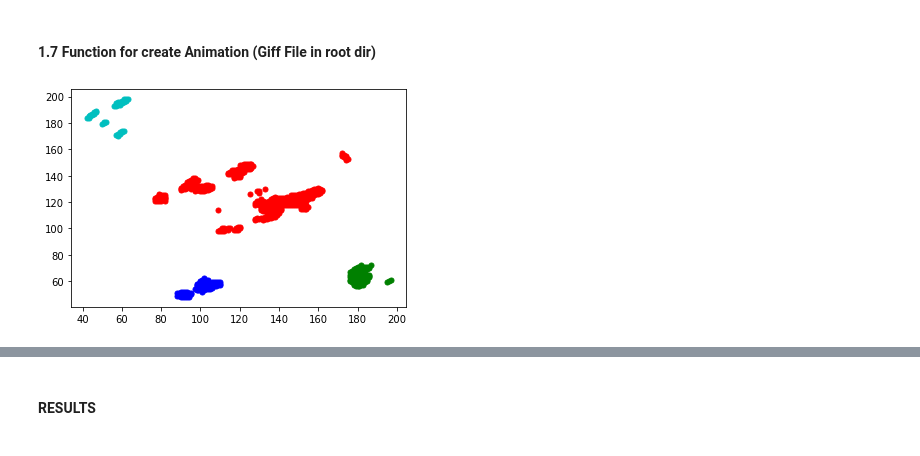
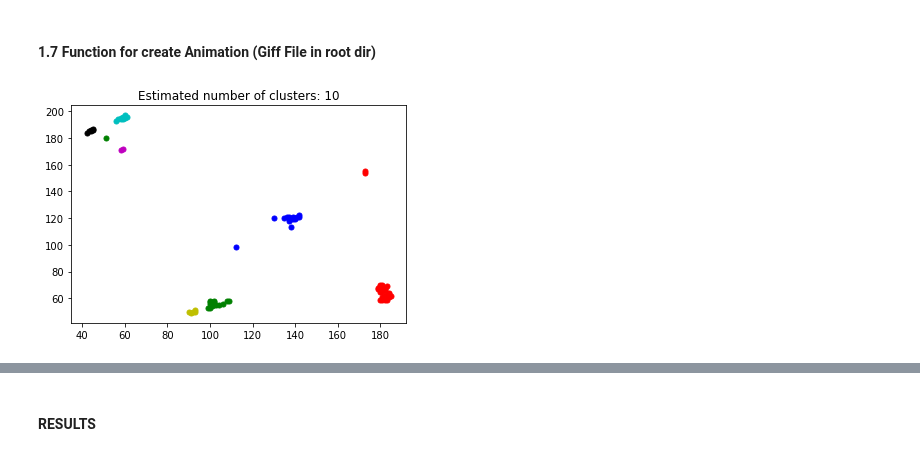
Before and after one commit to helvecioneto/CAP-394, a Jupyter notebook: 01-EDA.ipynb, the cells around one changed output, grey strips where cells are left out. Drawn from its saved outputs; the diff is of its cells as text; code cells hidden in the pictures.

Commit message:
Clustering Bandwith Limiar

```diff
--- a/01-EDA.ipynb
+++ b/01-EDA.ipynb
@@ -309,35 +309,36 @@ anim.save(os.listdir(datadir+str(ddate))[0]+'.gif', writer='imagemagick', fps=1)
 nframe = 0
 
 dx ,dy = [],[]
 
 for i in range(241):
     for j in range(241):
-        if not np.isnan(frames[nframe][i][j]) and frames[nframe][i][j] > 0:
+        if not np.isnan(frames[nframe][i][j]) and frames[nframe][i][j] > 2:
             dx.append(i)
             dy.append(j)
 
 dim = len(dx)
 matrix = np.ndarray(shape=(dim, 2), dtype='float32')
 
 for x in range(dim):
 	matrix[x] = (dx[x], dy[x])
 
-ms = MeanShift()
+bandwidth = estimate_bandwidth(matrix, quantile=0.1)
+ms = MeanShift(bandwidth=bandwidth, bin_seeding=True)
 ms.fit(matrix)
 labels = ms.labels_
 cluster_centers = ms.cluster_centers_
 n_clusters_ = len(np.unique(labels))
 
 
 colors = 10*['r.','g.','b.','c.','k.','y.','m.']
 
 for i in range(len(matrix)):
     plt.plot(matrix[i][1], matrix[i][0], colors[labels[i]], markersize = 10)
 
-# plt.title('Estimated number of clusters: %d' % n_clusters_)
+plt.title('Estimated number of clusters: %d' % n_clusters_)
 # plt.scatter(cluster_centers[:,1], cluster_centers[:,0],
 #             marker = 'x', s=150, linewidths=10, zorder=10)
 
-# plt.show()
+plt.show()
 # %% [output]
-[figure, old version]
+[figure, new version]
```
Also changed, not shown: parts of 2 cells of this notebook.
